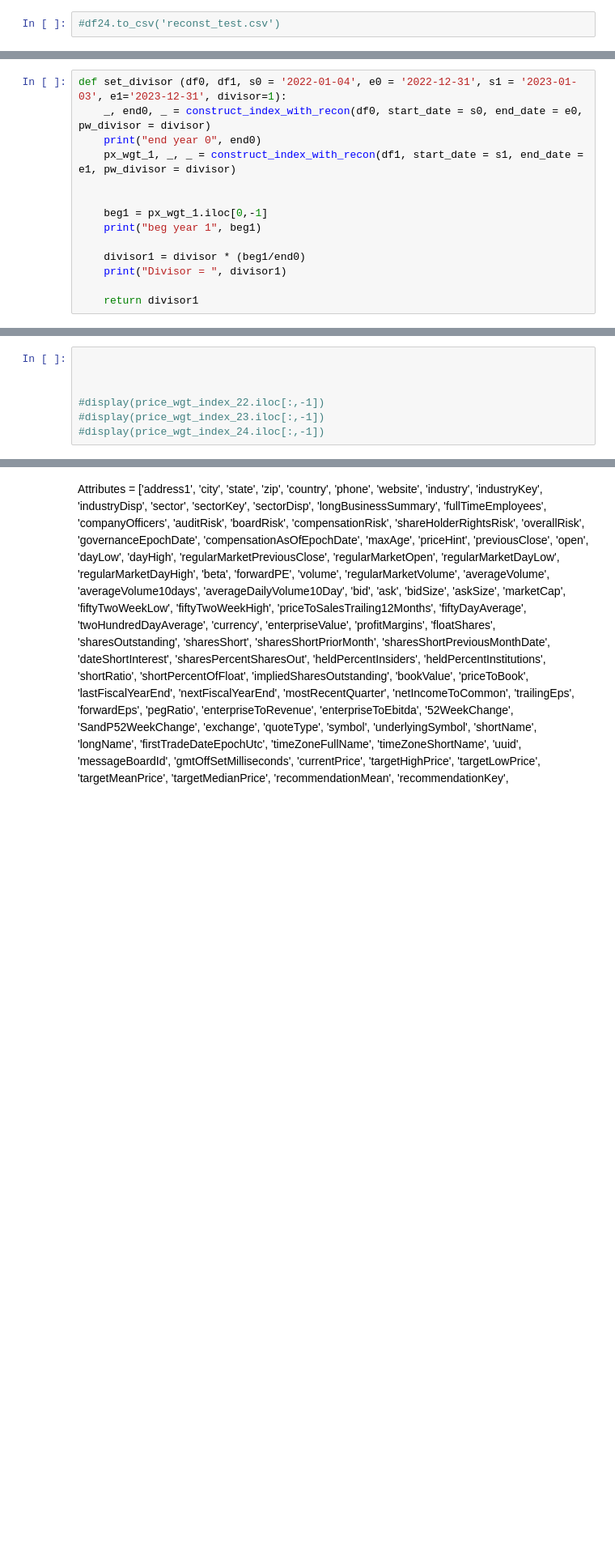
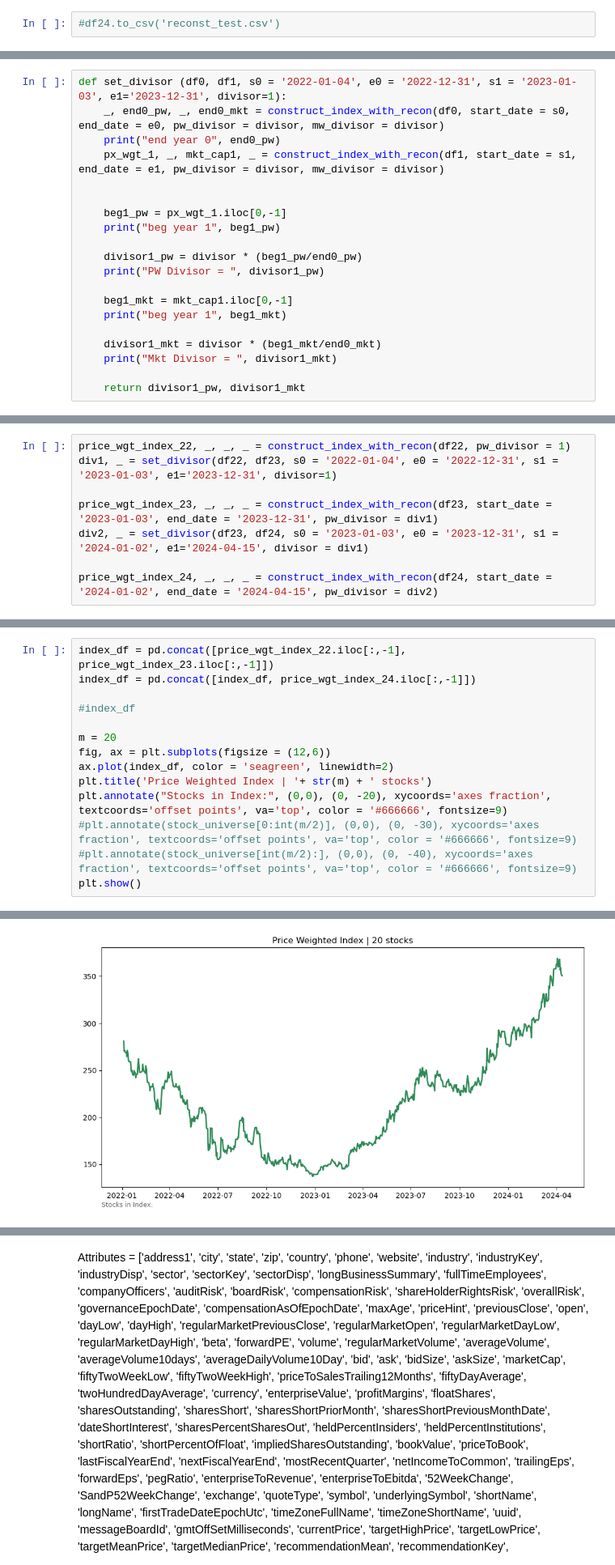
Before and after one commit to apenake/Certified_B_Corp_Index, a Jupyter notebook: Public B Corp Index with Currency Conversion.ipynb, the cells around one changed output, grey strips where cells are left out. Shown at 81% size. Saved outputs shown, nothing was run; the diff lists cells and outputs as text; blank space fills up the shorter version.

Commit message:
Calculate recalibration for Mkt Weighted Index

```diff
--- a/Public B Corp Index with Currency Conversion.ipynb
+++ b/Public B Corp Index with Currency Conversion.ipynb
@@ -1425,14 +1430,20 @@ def construct_index_with_recon (df, cutoff=20, start_date = '2022-01-04', end_da
 # %%
 def set_divisor (df0, df1, s0 = '2022-01-04', e0 = '2022-12-31', s1 = '2023-01-03', e1='2023-12-31', divisor=1):
-    _, end0, _ = construct_index_with_recon(df0, start_date = s0, end_date = e0, pw_divisor = divisor)
-    print("end year 0", end0)
-    px_wgt_1, _, _ = construct_index_with_recon(df1, start_date = s1, end_date = e1, pw_divisor = divisor)
+    _, end0_pw, _, end0_mkt = construct_index_with_recon(df0, start_date = s0, end_date = e0, pw_divisor = divisor, mw_divisor = divisor)
+    print("end year 0", end0_pw)
+    px_wgt_1, _, mkt_cap1, _ = construct_index_with_recon(df1, start_date = s1, end_date = e1, pw_divisor = divisor, mw_divisor = divisor)
 
 
-    beg1 = px_wgt_1.iloc[0,-1]
-    print("beg year 1", beg1)
+    beg1_pw = px_wgt_1.iloc[0,-1]
+    print("beg year 1", beg1_pw)
 
-    divisor1 = divisor * (beg1/end0)
-    print("Divisor = ", divisor1)
+    divisor1_pw = divisor * (beg1_pw/end0_pw)
+    print("PW Divisor = ", divisor1_pw)
 
-    return divisor1
+    beg1_mkt = mkt_cap1.iloc[0,-1]
+    print("beg year 1", beg1_mkt)
+
+    divisor1_mkt = divisor * (beg1_mkt/end0_mkt)
+    print("Mkt Divisor = ", divisor1_mkt)
+
+    return divisor1_pw, divisor1_mkt
@@ -1455,0 +1452,8 @@ Divisor =  2.5243598424375717
+# %%
+price_wgt_index_22, _, _, _ = construct_index_with_recon(df22, pw_divisor = 1)
+div1, _ = set_divisor(df22, df23, s0 = '2022-01-04', e0 = '2022-12-31', s1 = '2023-01-03', e1='2023-12-31', divisor=1)
+
+price_wgt_index_23, _, _, _ = construct_index_with_recon(df23, start_date = '2023-01-03', end_date = '2023-12-31', pw_divisor = div1)
+div2, _ = set_divisor(df23, df24, s0 = '2023-01-03', e0 = '2023-12-31', s1 = '2024-01-02', e1='2024-04-15', divisor = div1)
+
+price_wgt_index_24, _, _, _ = construct_index_with_recon(df24, start_date = '2024-01-02', end_date = '2024-04-15', pw_divisor = div2)
@@ -1456,8 +1471,15 @@ Divisor =  2.5243598424375717
 # %%
+index_df = pd.concat([price_wgt_index_22.iloc[:,-1], price_wgt_index_23.iloc[:,-1]])
+index_df = pd.concat([index_df, price_wgt_index_24.iloc[:,-1]])
 
+#index_df
 
-
-#display(price_wgt_index_22.iloc[:,-1])
-#display(price_wgt_index_23.iloc[:,-1])
-#display(price_wgt_index_24.iloc[:,-1])
+m = 20
+fig, ax = plt.subplots(figsize = (12,6))
+ax.plot(index_df, color = 'seagreen', linewidth=2)
+plt.title('Price Weighted Index | '+ str(m) + ' stocks')
+plt.annotate("Stocks in Index:", (0,0), (0, -20), xycoords='axes fraction', textcoords='offset points', va='top', color = '#666666', fontsize=9)
+#plt.annotate(stock_universe[0:int(m/2)], (0,0), (0, -30), xycoords='axes fraction', textcoords='offset points', va='top', color = '#666666', fontsize=9)
+#plt.annotate(stock_universe[int(m/2):], (0,0), (0, -40), xycoords='axes fraction', textcoords='offset points', va='top', color = '#666666', fontsize=9)
+plt.show()
 # %% [output]
@@ -1499,0 +1486 @@ Name: Index, Length: 87, dtype: float64
+[figure, added]
```
Also changed, not shown: parts of 12 cells of this notebook, 6 other files.
